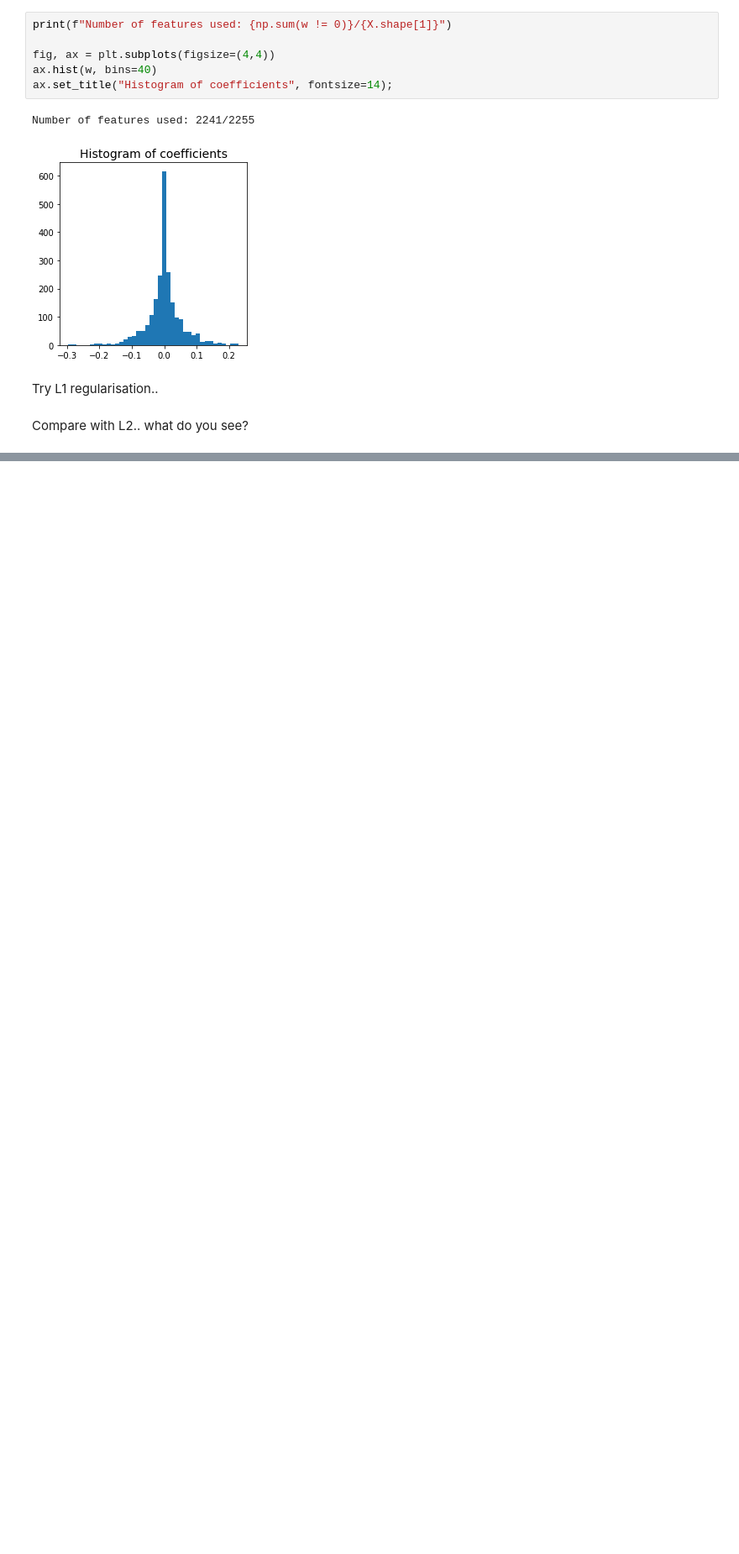
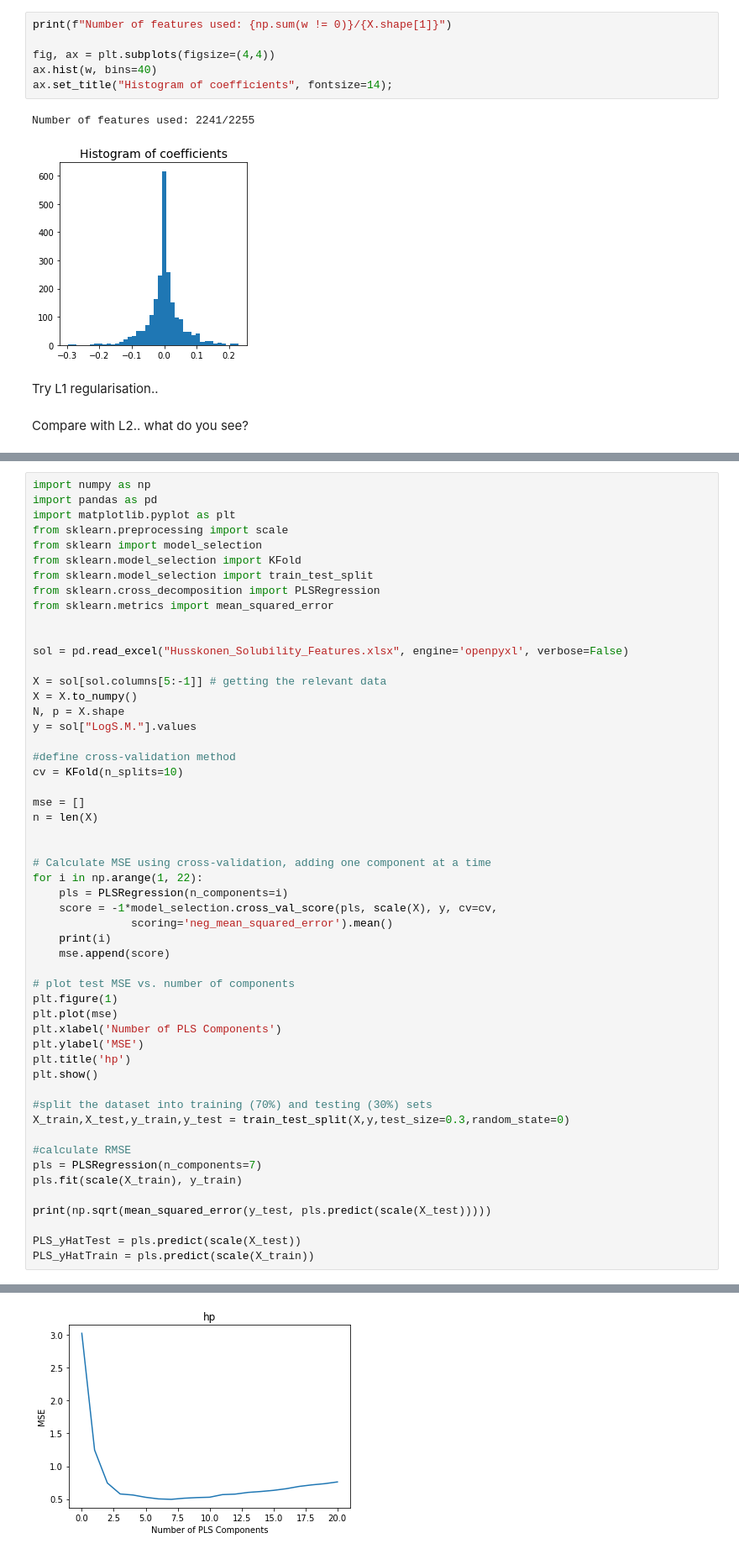
Before and after one commit to brad-pat/AI_G1, a Jupyter notebook: Task1.ipynb, the cells around one changed output, grey strips where cells are left out. Shown at 84% size. Drawn from its saved outputs; the diff is of its cells as text; blank space fills up the shorter version.

```diff
--- a/Task1.ipynb
+++ b/Task1.ipynb
@@ -339,0 +360,54 @@ X_train, y_train = rfe.transform(X_train, y_train)
+# %%
+import numpy as np
+import pandas as pd
+import matplotlib.pyplot as plt
+from sklearn.preprocessing import scale
+from sklearn import model_selection
+from sklearn.model_selection import KFold
+from sklearn.model_selection import train_test_split
+from sklearn.cross_decomposition import PLSRegression
+from sklearn.metrics import mean_squared_error
+
+
+sol = pd.read_excel("Husskonen_Solubility_Features.xlsx", engine='openpyxl', verbose=False)
+
+X = sol[sol.columns[5:-1]] # getting the relevant data
+X = X.to_numpy()
+N, p = X.shape
+y = sol["LogS.M."].values
+
+#define cross-validation method
+cv = KFold(n_splits=10)
+
+mse = []
+n = len(X)
+
+
+# Calculate MSE using cross-validation, adding one component at a time
+for i in np.arange(1, 22):
+    pls = PLSRegression(n_components=i)
+    score = -1*model_selection.cross_val_score(pls, scale(X), y, cv=cv,
+               scoring='neg_mean_squared_error').mean()
+    print(i)
+    mse.append(score)
+
+# plot test MSE vs. number of components
+plt.figure(1)
+plt.plot(mse)
+plt.xlabel('Number of PLS Components')
+plt.ylabel('MSE')
+plt.title('hp')
+plt.show()
+
+#split the dataset into training (70%) and testing (30%) sets
+X_train,X_test,y_train,y_test = train_test_split(X,y,test_size=0.3,random_state=0)
+
+#calculate RMSE
+pls = PLSRegression(n_components=7)
+pls.fit(scale(X_train), y_train)
+
+print(np.sqrt(mean_squared_error(y_test, pls.predict(scale(X_test)))))
+
+PLS_yHatTest = pls.predict(scale(X_test))
+PLS_yHatTrain = pls.predict(scale(X_train))
+# %% [output]
@@ -339,0 +431 @@ X_train, y_train = rfe.transform(X_train, y_train)
+[figure, added]
```
Also changed, not shown: parts of 15 cells of this notebook.
